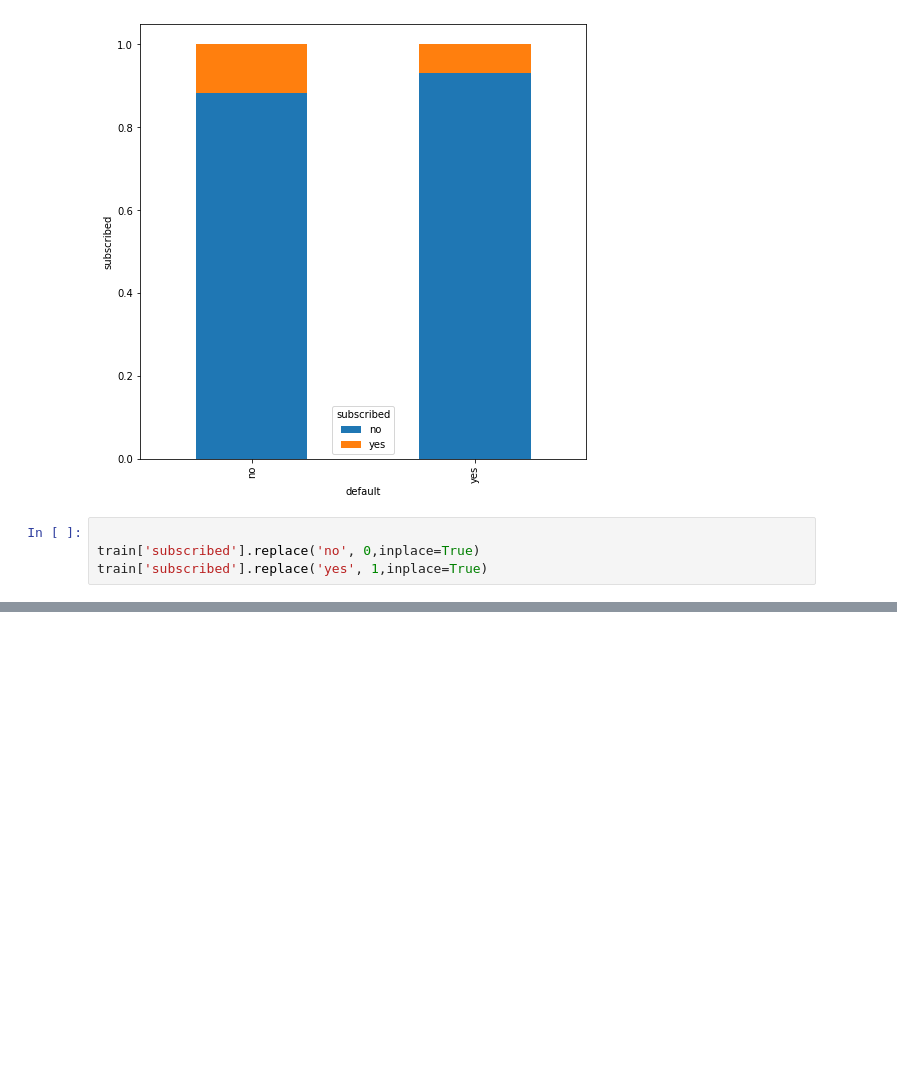
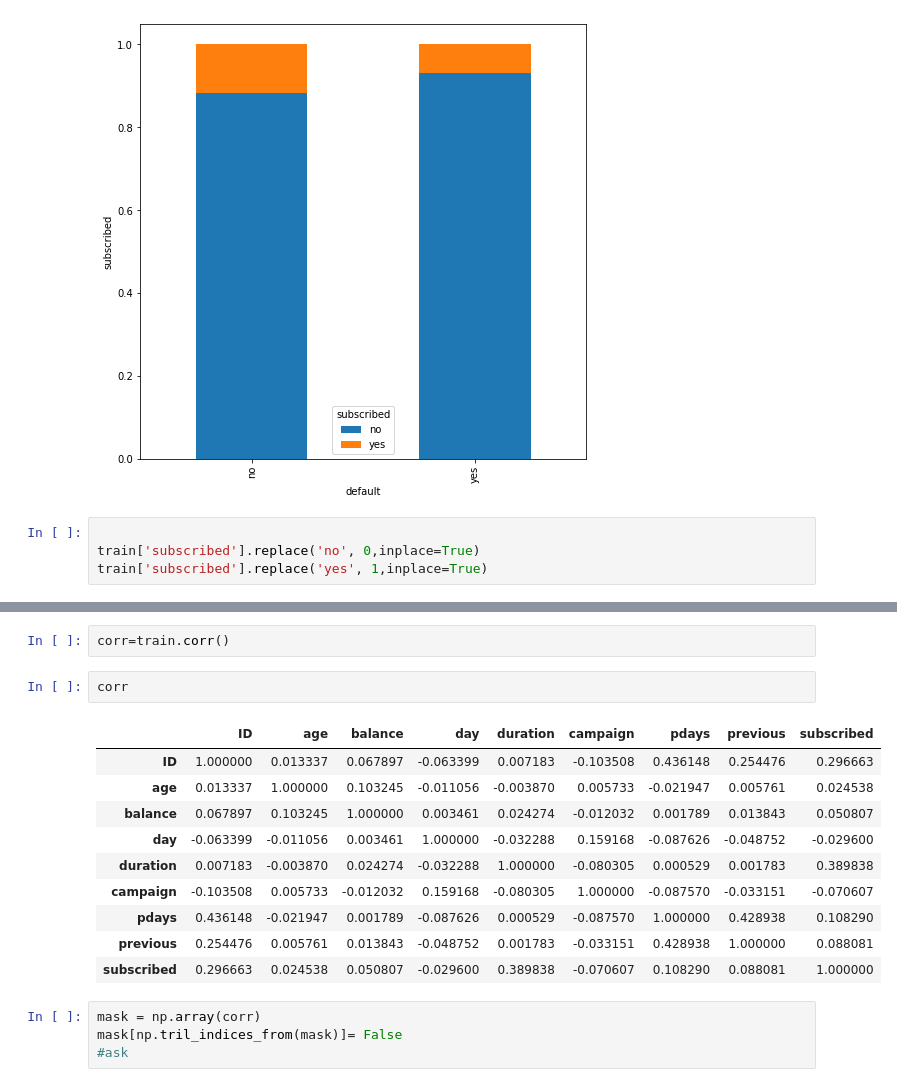
Before and after one commit to sagarkumarmishra/Data-Science-project, a Jupyter notebook: Final_Project.ipynb, the cells around one changed output, grey strips where cells are left out. Drawn from its saved outputs; the diff is of its cells as text; blank space fills up the shorter version.

```diff
--- a/Final_Project.ipynb
+++ b/Final_Project.ipynb
@@ -154,0 +188,18 @@ train['subscribed'].replace('yes', 1,inplace=True)
+# %%
+corr=train.corr()
+# %%
+corr
+# %% [output]
+|  | ID | age | balance | day | duration | campaign | pdays | previous | subscribed |
+| ID | 1.000000 | 0.013337 | 0.067897 | -0.063399 | 0.007183 | -0.103508 | 0.436148 | 0.254476 | 0.296663 |
+| age | 0.013337 | 1.000000 | 0.103245 | -0.011056 | -0.003870 | 0.005733 | -0.021947 | 0.005761 | 0.024538 |
+| balance | 0.067897 | 0.103245 | 1.000000 | 0.003461 | 0.024274 | -0.012032 | 0.001789 | 0.013843 | 0.050807 |
+| day | -0.063399 | -0.011056 | 0.003461 | 1.000000 | -0.032288 | 0.159168 | -0.087626 | -0.048752 | -0.029600 |
+| duration | 0.007183 | -0.003870 | 0.024274 | -0.032288 | 1.000000 | -0.080305 | 0.000529 | 0.001783 | 0.389838 |
+| campaign | -0.103508 | 0.005733 | -0.012032 | 0.159168 | -0.080305 | 1.000000 | -0.087570 | -0.033151 | -0.070607 |
+| pdays | 0.436148 | -0.021947 | 0.001789 | -0.087626 | 0.000529 | -0.087570 | 1.000000 | 0.428938 | 0.108290 |
+| previous | 0.254476 | 0.005761 | 0.013843 | -0.048752 | 0.001783 | -0.033151 | 0.428938 | 1.000000 | 0.088081 |
+| subscribed | 0.296663 | 0.024538 | 0.050807 | -0.029600 | 0.389838 | -0.070607 | 0.108290 | 0.088081 | 1.000000 |
+# %%
+mask = np.array(corr)
+mask[np.tril_indices_from(mask)]= False                                                #ask
```
Also changed, not shown: parts of 14 cells of this notebook.
